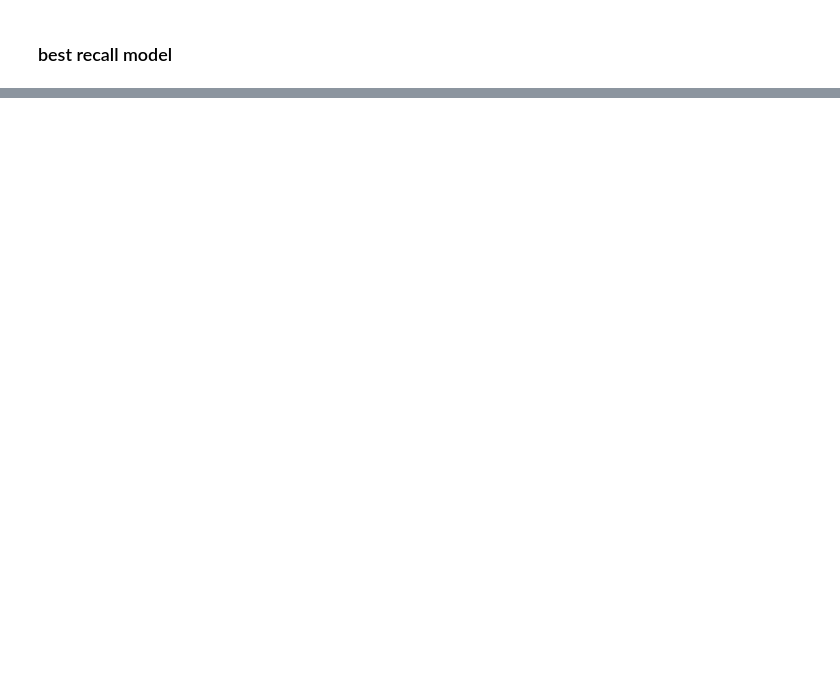
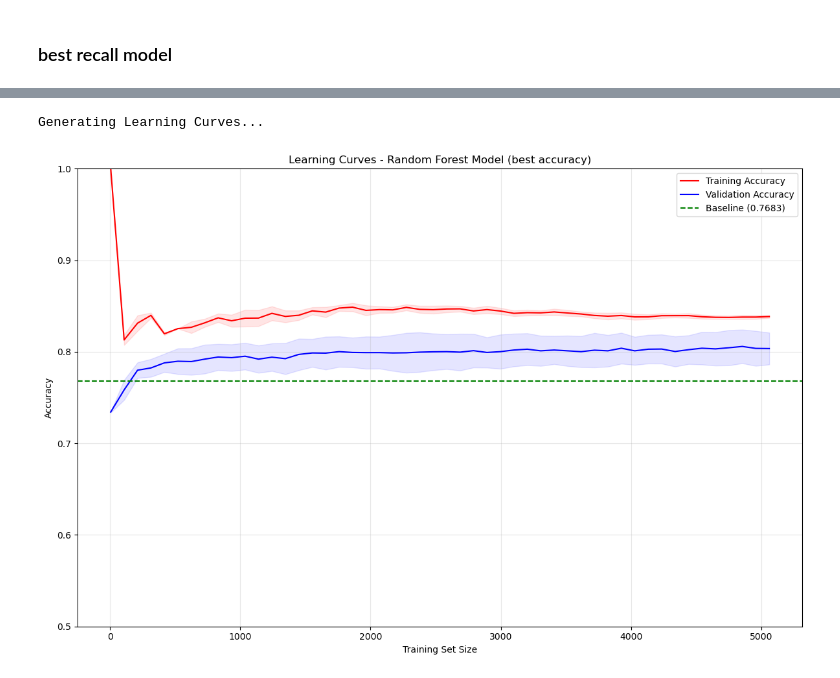
Before and after one commit to yeshwanthkonk/TelecomChurnPrediction_HybridModel_UVIC_503, a Jupyter notebook: churn_prediction_random_forest_v2.ipynb, the cells around one changed output, grey strips where cells are left out. Drawn from its saved outputs; the diff is of its cells as text; code cells hidden in the pictures; blank space fills up the shorter version.

```diff
--- a/churn_prediction_random_forest_v2.ipynb
+++ b/churn_prediction_random_forest_v2.ipynb
@@ -733,0 +820,79 @@ Improvement over baseline: 0.1250 (25.46% relative improvement)
+# %%
+# Generate learning curves to see how performance changes with training set size
+from sklearn.model_selection import learning_curve
+
+print("\nGenerating Learning Curves...")
+
+# Define training set sizes
+train_sizes = np.linspace(0.001, 1, 50)
+
+# Calculate learning curves
+train_sizes_abs, train_scores, val_scores = learning_curve(
+    best_rf_accuracy,
+    X_train,
+    y_train,
+    train_sizes=train_sizes,
+    cv=10,
+    scoring='accuracy',
+    n_jobs=-1,
+    random_state=42
+)
+
+# Calculate accuracy means and standard deviations
+train_accuracy_mean = np.mean(train_scores, axis=1)
+train_accuracy_std = np.std(train_scores, axis=1)
+val_accuracy_mean = np.mean(val_scores, axis=1)
+val_accuracy_std = np.std(val_scores, axis=1)
+
+# Using KNN as baseline
+from sklearn.neighbors import KNeighborsClassifier
+from sklearn.metrics import accuracy_score, f1_score
+# Create KNN model with k=8 (ln(5000))
+knn = KNeighborsClassifier(n_neighbors=8)
+knn.fit(X_train, y_train)
+y_test_pred = knn.predict(X_test)
+accuracy_knn = accuracy_score(y_test, y_test_pred)
+
+# Plot learning curves
+plt.figure(figsize=(12, 8))
+plt.plot(train_sizes_abs, train_accuracy_mean, '-', color='red', label='Training Accuracy')
+plt.fill_between(train_sizes_abs, train_accuracy_mean - train_accuracy_std,
+                 train_accuracy_mean + train_accuracy_std, alpha=0.1, color='red')
+
+plt.plot(train_sizes_abs, val_accuracy_mean, '-', color='blue', label='Validation Accuracy')
+plt.fill_between(train_sizes_abs, val_accuracy_mean - val_accuracy_std,
+                 val_accuracy_mean + val_accuracy_std, alpha=0.1, color='blue')
+
+plt.axhline(y=accuracy_knn, color='green', linestyle='--', label=f'Baseline ({accuracy_knn:.4f})')
+plt.xlabel('Training Set Size')
+plt.ylabel('Accuracy')
+plt.title('Learning Curves - Random Forest Model (best accuracy)')
+plt.ylim(0.5, 1)
+plt.legend(loc='best')
+plt.grid(True, alpha=0.3)
+plt.tight_layout()
+plt.show()
+
+# Print learning curve statistics
+print(f"\nLearning Curve Analysis:")
+print(f"Baseline accuracy: {accuracy_knn:.4f}")
+print(f"Training accuracy range: {train_accuracy_mean.min():.4f} - {train_accuracy_mean.max():.4f}")
+print(f"Validation accuracy range: {val_accuracy_mean.min():.4f} - {val_accuracy_mean.max():.4f}")
+print(f"Final training accuracy: {train_accuracy_mean[-1]:.4f} (+/- {train_accuracy_std[-1]:.4f})")
+print(f"Final validation accuracy: {val_accuracy_mean[-1]:.4f} (+/- {val_accuracy_std[-1]:.4f})")
+
+# Check for overfitting/underfitting
+gap = train_accuracy_mean[-1] - val_accuracy_mean[-1]
+if gap > 0.05:
+    print(f"\nModel shows signs of overfitting (gap: {gap:.4f})")
+elif gap < 0.01:
+    print(f"\nModel shows good generalization (gap: {gap:.4f})")
+else:
+    print(f"\nModel shows acceptable generalization (gap: {gap:.4f})")
+
+# Compare with baseline
+improvement = val_accuracy_mean[-1] - accuracy_knn
+print(f"Improvement over baseline: {improvement:.4f} ({improvement/accuracy_knn:.2%} relative improvement)")
+# %% [output]
+Generating Learning Curves...
+[figure, added]
```
Also changed, not shown: parts of 12 cells of this notebook.
